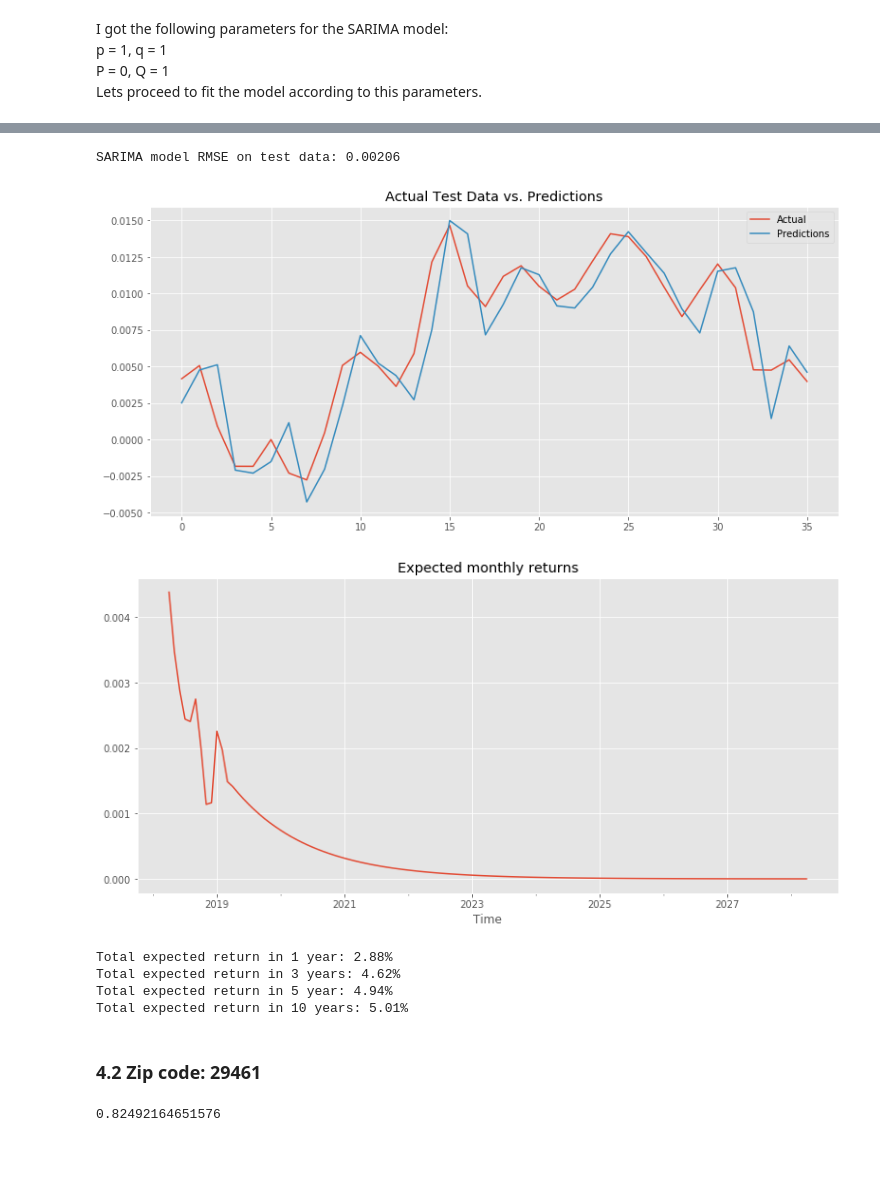
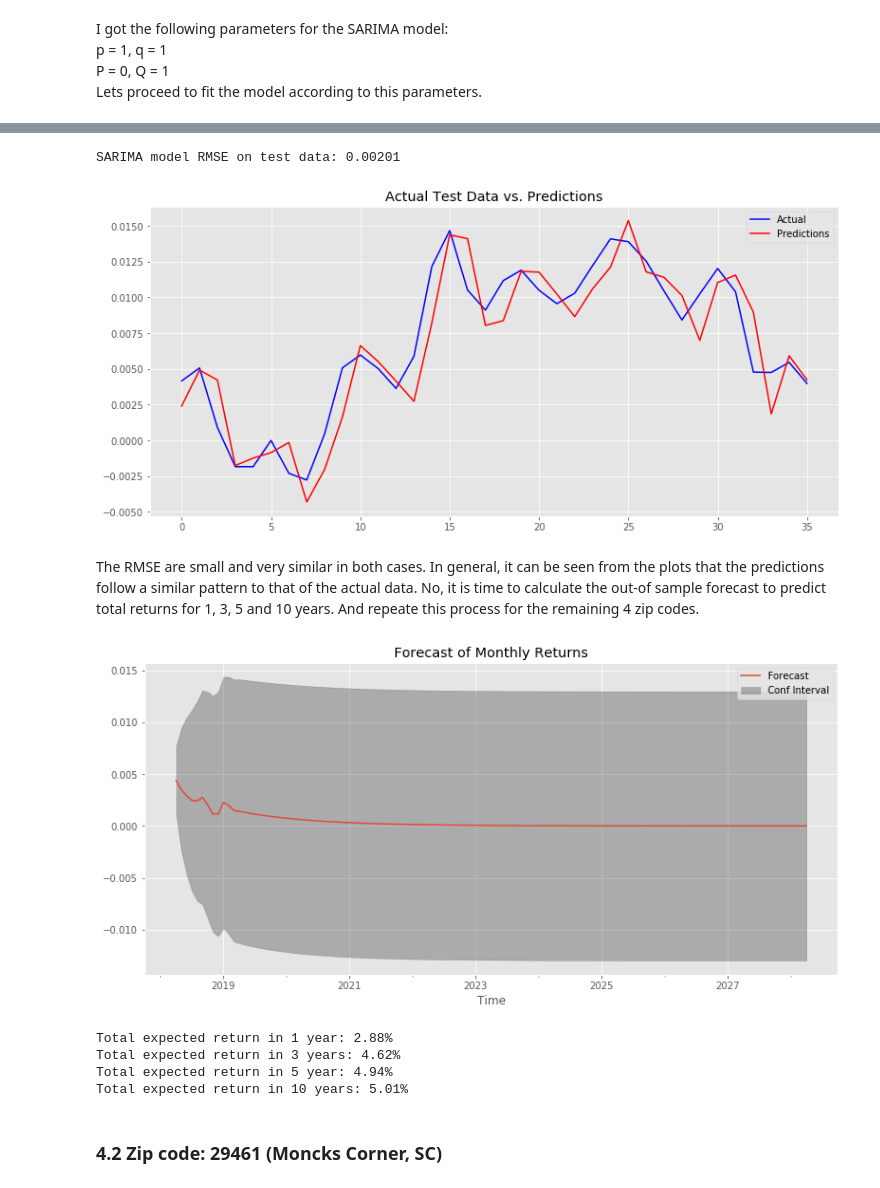
Before and after one commit to feraguilari/dsc-mod-4-project-online-ds-pt-021119, a Jupyter notebook: student.ipynb, the cells around one changed output, grey strips where cells are left out. Cells and saved outputs as stored; diff of their text form; code cells hidden in the pictures; blank space fills up the shorter version.

Commit message:
Time series analysis on all zipcodes draft

```diff
--- a/student.ipynb
+++ b/student.ipynb
@@ -82,7 +82,7 @@ def train_test(df):
     test = df['2015-05':]
     return train, test
 
-def model_fit(df,pdq=pdq,pdqs=pdqs):
+def model_fit(df,pdq=(1,0,1),pdqs=(0,0,0,1)):
     train, test = train_test(df)
     model = SARIMAX(train,order=pdq,seasonal_order=pdqs)
     results = model.fit()
@@ -93,13 +93,13 @@ def model_fit(df,pdq=pdq,pdqs=pdqs):
     plt.show();
     return train, test, results
 
-def test_RMSE(df,pdq=pdq,pdqs=pdqs, display=True):
+def test_RMSE(df,pdq=(1,0,1),pdqs=(0,0,0,1), display=True):
     X = df.values
     train, test = X[:-36],X[-36:]
     history = [x for x in train]
     predictions = []
     for t in range(len(test)):
-        model = SARIMAX(history, order=pdq,seasonal_order=(pdqs))
+        model = SARIMAX(history, order=pdq,seasonal_order=pdqs)
         model_fit = model.fit(disp=0)
         output = model_fit.forecast()
         yhat = output[0]
@@ -110,8 +110,8 @@ def test_RMSE(df,pdq=pdq,pdqs=pdqs, display=True):
     if display:
         plt.figure(figsize=(13,6))
         plt.title('Actual Test Data vs. Predictions')
-        plt.plot(history[-36:],label='Actual')
-        plt.plot(predictions,label='Predictions')
+        plt.plot(history[-36:],label='Actual', color='b')
+        plt.plot(predictions,label='Predictions',color='r')
         plt.legend(loc='best')
         plt.show()
 
@@ -127,15 +127,19 @@ def train_RMSE(train, results, display = True):
         plt.title('Actual Train Data vs. Predicted Returns')
         plt.show()
 
-def forecast_model(df,pdq=pdq,pdqs=pdqs, display=True):
-    model = SARIMAX(df, order=pdq,seasonal_order=(pdqs))
+def forecast_model(df,pdq=(1,0,1),pdqs=(0,0,0,1), display=True):
+    model = SARIMAX(df, order=pdq,seasonal_order=pdqs)
     model_fit = model.fit()
     output = model_fit.get_prediction(start='2018-04',end='2028-04', dynamic=True)
+    forecast_ci = output.conf_int()
     if display:
-        plt.figure(figsize=(13,6))
-        output.predicted_mean.plot()
-        plt.title('Expected monthly returns')
+        fig, ax = plt.subplots(figsize=(13,6))
+        output.predicted_mean.plot(label='Forecast')
+        ax.fill_between(forecast_ci.index,forecast_ci.iloc[:, 0],forecast_ci.iloc[:, 1],
+                        color='k', alpha=.25,label='Conf Interval')
+        plt.title('Forecast of Monthly Returns')
         plt.xlabel('Time')
+        plt.legend(loc='best')
         plt.show()
     year_1= (1+output.predicted_mean[:12]).prod()-1
     year_3=(1+output.predicted_mean[:36]).prod()-1
@@ -551,19 +557,17 @@ SARIMA model RMSE on train data: 0.00200
 # %%
 test_RMSE(TS_70808,pdq=pdq,pdqs=pdqs, display=True)
 # %% [output]
-SARIMA model RMSE on test data: 0.00206
+SARIMA model RMSE on test data: 0.00201
-[figure, old version]
+[figure, new version]
+# %% [markdown]
+The RMSE are small and very similar in both cases. In general, it can be seen from the plots that the predictions follow a similar pattern to that of the actual data. No, it is time to calculate the out-of sample forecast to predict total returns for 1, 3, 5 and 10 years. And repeate this process for the remaining 4 zip codes.
 # %%
-forecast_model(TS_70808)
+forecast_model(TS_70808,pdq=pdq,pdqs=pdqs)
 # %% [output]
-[figure, old version]
+[figure, new version]
 Total expected return in 1 year: 2.88%
 Total expected return in 3 years: 4.62%
 Total expected return in 5 year: 4.94%
 Total expected return in 10 years: 5.01%
 # %% [markdown]
-### 4.2 Zip code: 29461
+### 4.2 Zip code: 29461 (Moncks Corner, SC)
-# %%
-test.mean()/0.008441127667917185
-# %% [output]
-0.82492164651576
```
Also changed, not shown: parts of 60 cells of this notebook.
